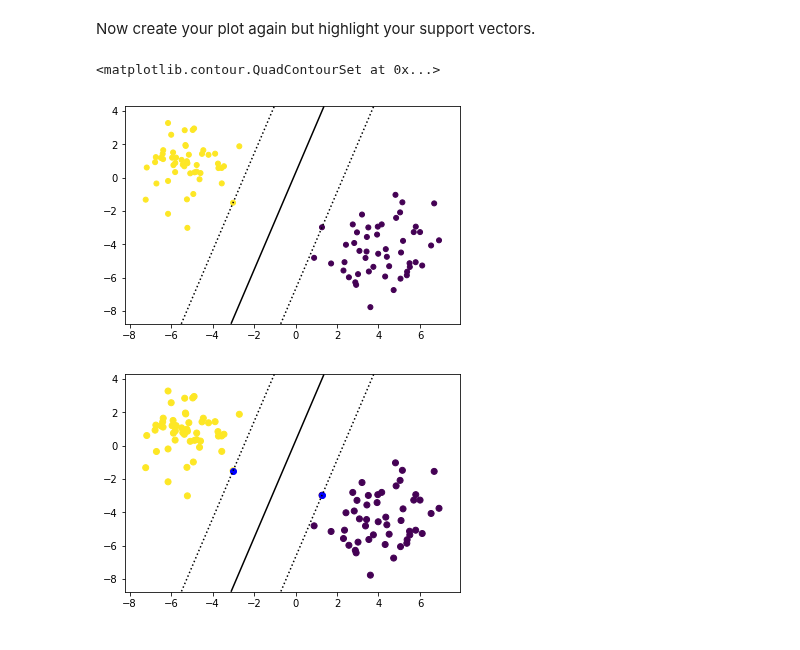
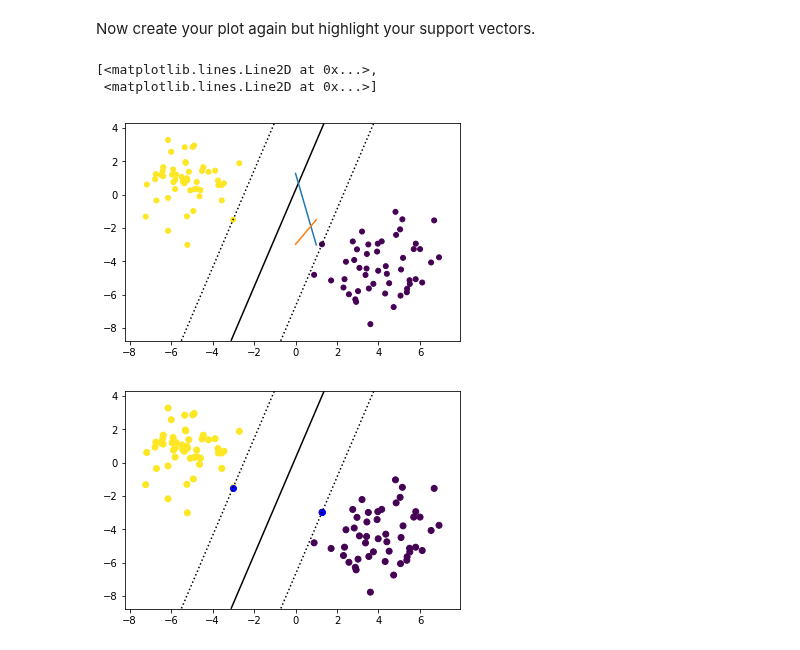
Before and after one commit to aschams/dsc-building-an-svm-using-scikit-learn-lab-dc-ds-060319, a Jupyter notebook: index.ipynb, the cells around one changed output. Drawn from its saved outputs; the diff is of its cells as text; code cells hidden in the pictures.

```diff
--- a/index.ipynb
+++ b/index.ipynb
@@ -148,11 +148,12 @@ Now create your plot again but highlight your support vectors.
 # %%
 _ = plt.scatter(X_1[:, 0], X_1[:, 1], c = y_1, s=25)
 plot = plt.gca()
 plt.contour(X11_C, X12_C, boundary, levels=[-1, 0, 1], colors='k', linestyles = [':','-',':'])
-plt.plot(svc)
+plt.plot(svc1.support_vectors_)
 # %% [output]
-<matplotlib.contour.QuadContourSet at 0x...>
+[<matplotlib.lines.Line2D at 0x...>,
+ <matplotlib.lines.Line2D at 0x...>]
-[figure, old version]
+[figure, new version]
 # %%
 # Your code here
 # %% [output]
```
